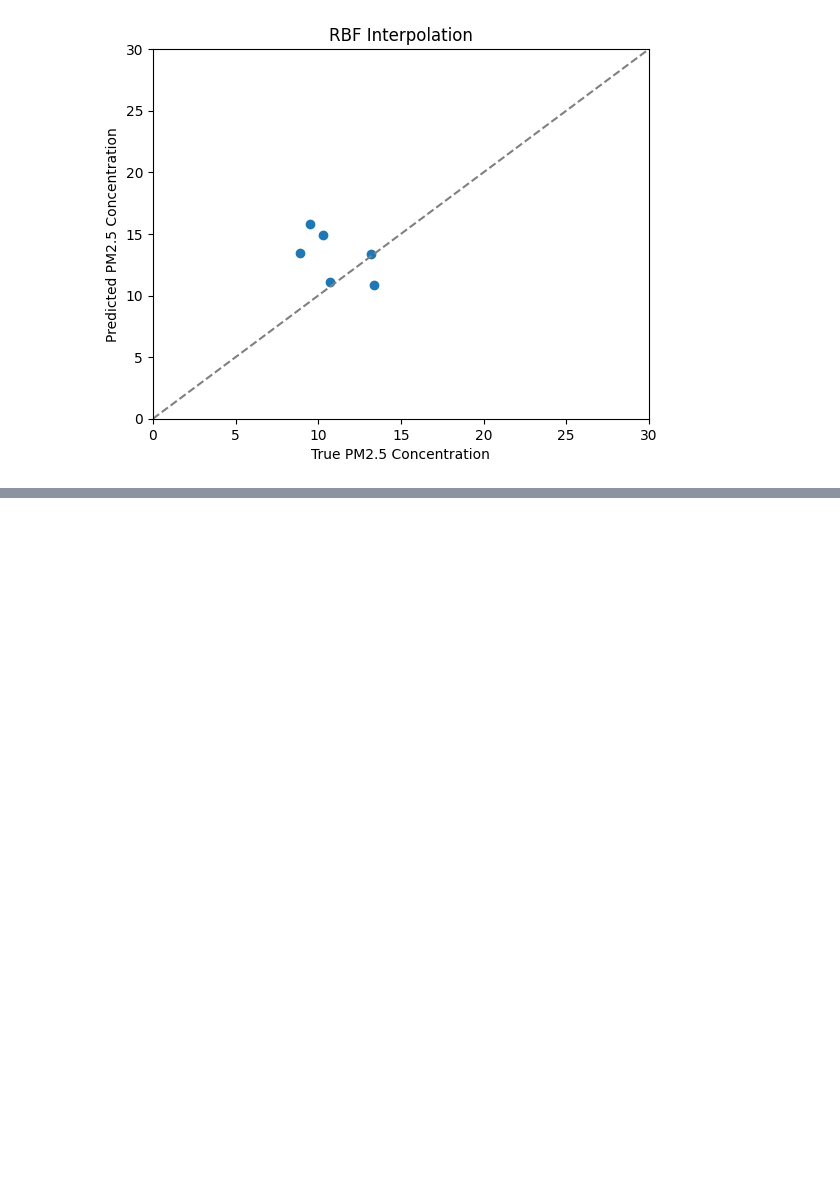
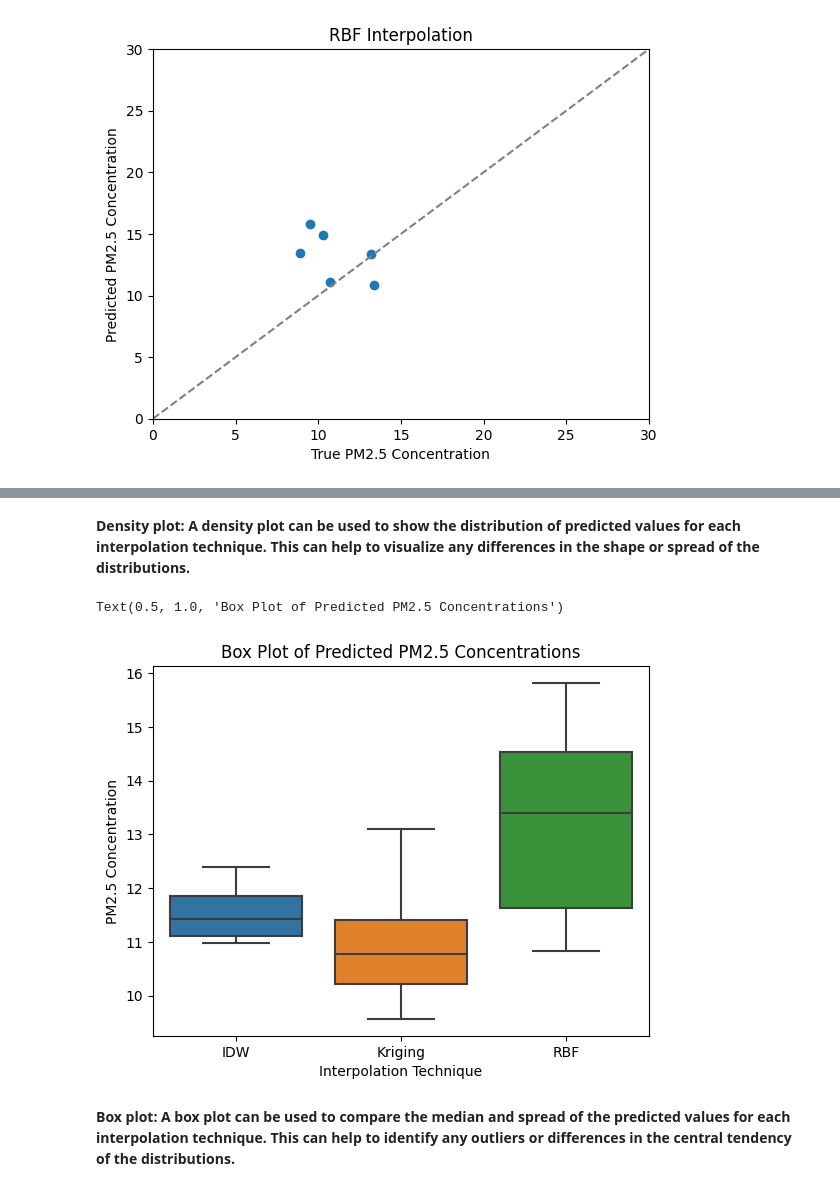
Before and after one commit to praseedm/PGMP, a Jupyter notebook: Interpolation_samples.ipynb, the cells around one changed output, grey strips where cells are left out. Drawn from its saved outputs; the diff is of its cells as text; code cells hidden in the pictures; blank space fills up the shorter version.

```diff
--- a/Interpolation_samples.ipynb
+++ b/Interpolation_samples.ipynb
@@ -250,0 +264,13 @@ plt.show()
+# %% [markdown]
+**Density plot: A density plot can be used to show the distribution of predicted values for each interpolation technique. This can help to visualize any differences in the shape or spread of the distributions.**
+# %%
+sns.boxplot(data=[Z_idw, Z_kriging, Z_rbf])
+plt.xticks(ticks=[0, 1, 2], labels=['IDW', 'Kriging', 'RBF'])
+plt.xlabel('Interpolation Technique')
+plt.ylabel('PM2.5 Concentration')
+plt.title('Box Plot of Predicted PM2.5 Concentrations')
+# %% [output]
+Text(0.5, 1.0, 'Box Plot of Predicted PM2.5 Concentrations')
+[figure, added]
+# %% [markdown]
+**Box plot: A box plot can be used to compare the median and spread of the predicted values for each interpolation technique. This can help to identify any outliers or differences in the central tendency of the distributions.**
```
Also changed, not shown: parts of 2 cells of this notebook.
